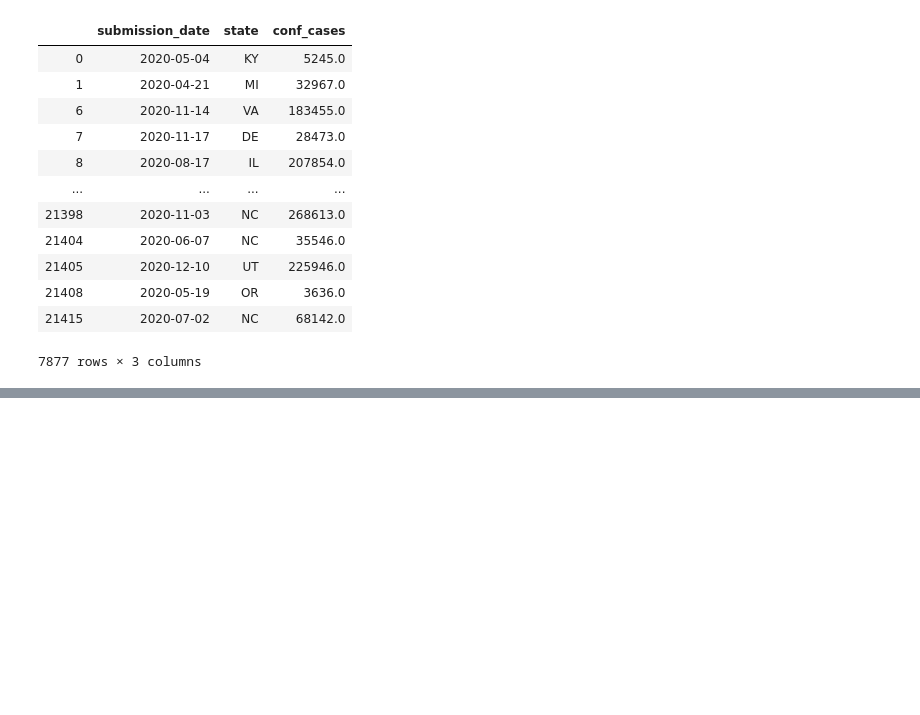
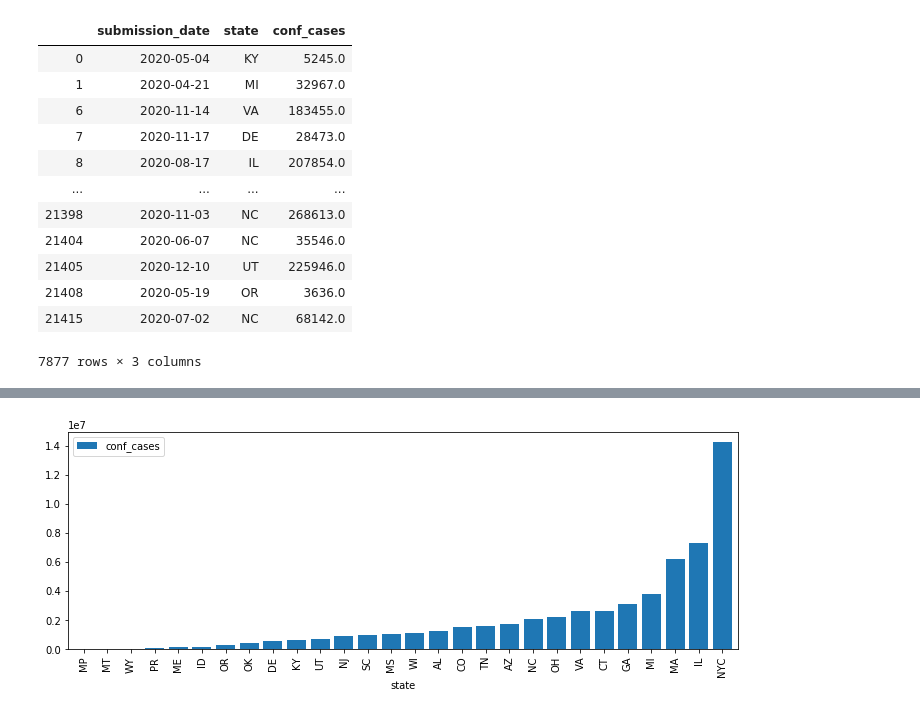
Before and after one commit to JessicaFB/Bodo-Covid, a Jupyter notebook: Untitled.ipynb, the cells around one changed output, grey strips where cells are left out. Drawn from its saved outputs; the diff is of its cells as text; code cells hidden in the pictures; blank space fills up the shorter version.

```diff
--- a/Untitled.ipynb
+++ b/Untitled.ipynb
@@ -204,3 +203,10 @@ conf_cases
 | 21408 | 2020-05-19 | OR | 3636.0 |
 | 21415 | 2020-07-02 | NC | 68142.0 |
 7877 rows × 3 columns
+# %%
+# Index datetime column from March 1st to June 30th 2020
+mask = (conf_cases['submission_date'] > '03-01-2020') & (conf_cases['submission_date'] <= '06-30-2020')
+conf_cases_mar_june = conf_cases.loc[mask]
+# %%
+conf_cases_mar_june_state = conf_cases_mar_june.groupby(['state']).sum()
+conf_cases_mar_june_state
@@ -206,0 +232,4 @@ conf_cases
+# %%
+# Drop non-states
+drop = ['FSM','RMI']
+conf_cases_mar_june_state = conf_cases_mar_june_state.drop(drop, axis=0)
@@ -206,0 +257,9 @@ conf_cases
+# %%
+# Sort in ascending order
+conf_cases_mar_june_state = conf_cases_mar_june_state.sort_values(by=['conf_cases'])
+# %%
+# Plot for visualization
+conf_cases_mar_june_state.plot.bar(figsize=(12,4), width = 0.8)
+plt.show()
+# %% [output]
+[figure, added]
```
Also changed, not shown: parts of 3 cells of this notebook.
